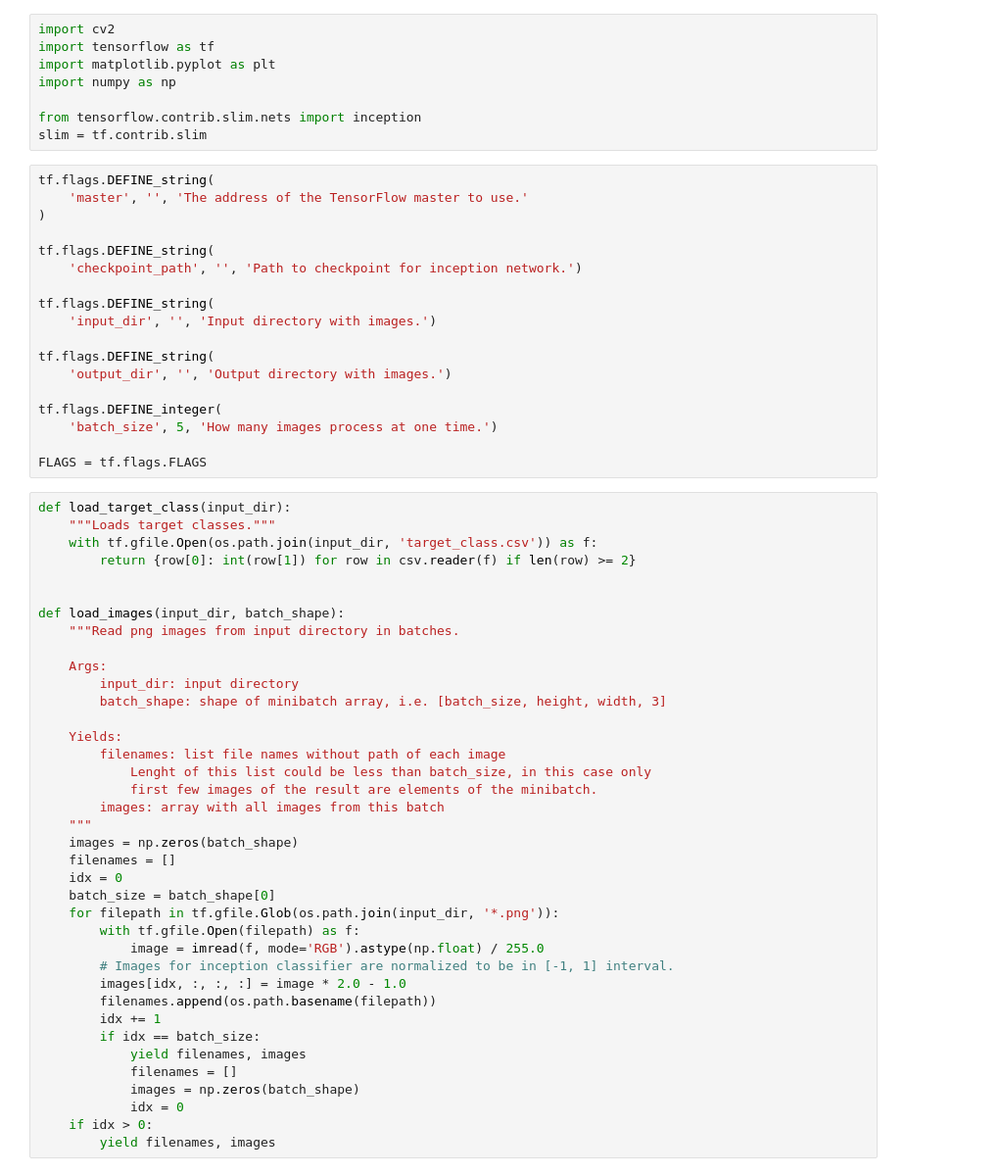
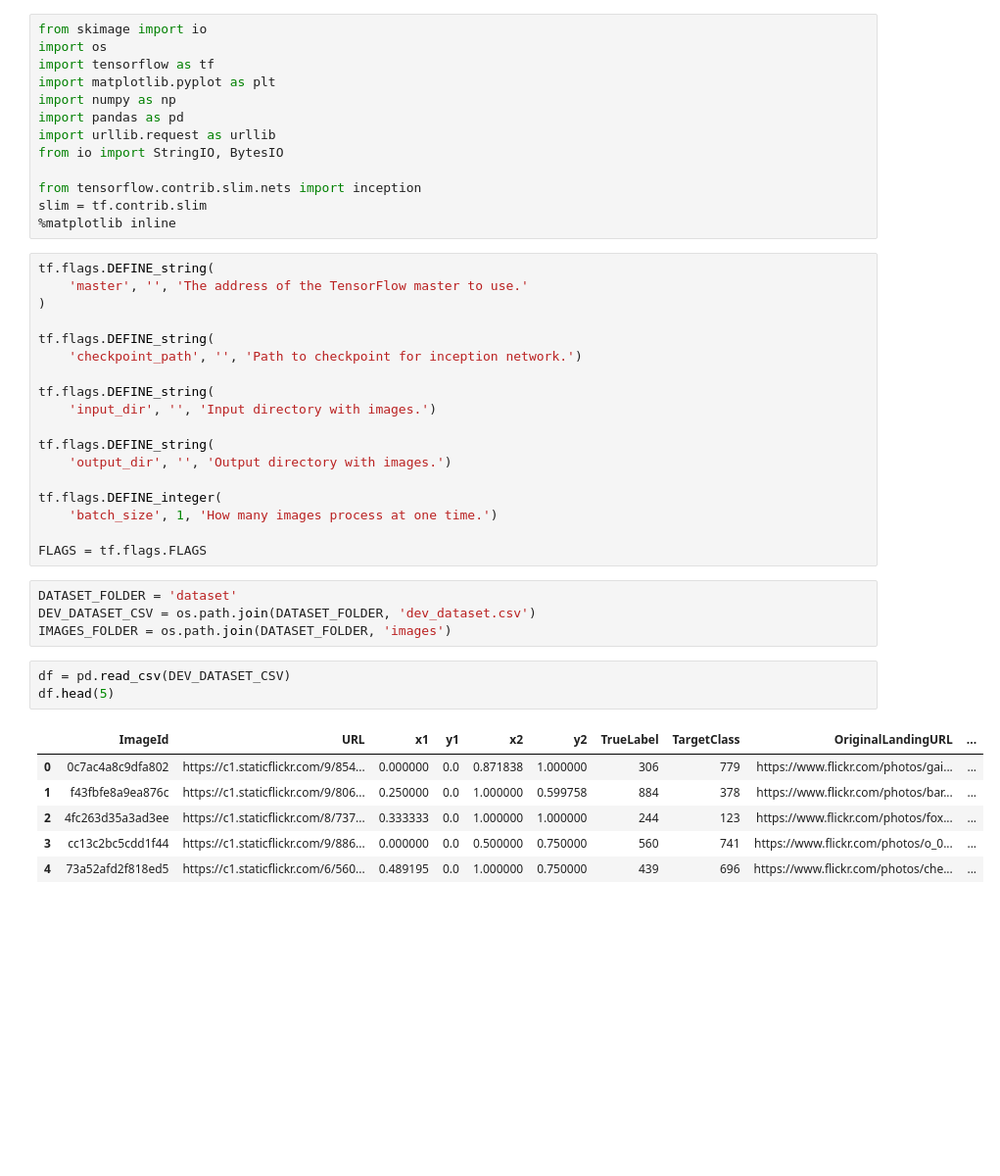
Before and after one commit to Alpus/nips_adversarial_attack, a Jupyter notebook: PushinMatyshin.ipynb, the cells around one changed output. Shown: that part at 98% size. Saved outputs shown, nothing was run; the diff lists cells and outputs as text; blank space fills up the shorter version.

```diff
--- a/PushinMatyshin.ipynb
+++ b/PushinMatyshin.ipynb
@@ -1,11 +1,16 @@
 # %%
-import cv2
+from skimage import io
+import os
 import tensorflow as tf
 import matplotlib.pyplot as plt
 import numpy as np
+import pandas as pd
+import urllib.request as urllib
+from io import StringIO, BytesIO
 
 from tensorflow.contrib.slim.nets import inception
 slim = tf.contrib.slim
+%matplotlib inline
 # %%
 tf.flags.DEFINE_string(
     'master', '', 'The address of the TensorFlow master to use.'
@@ -21,44 +26,20 @@ tf.flags.DEFINE_string(
     'output_dir', '', 'Output directory with images.')
 
 tf.flags.DEFINE_integer(
-    'batch_size', 5, 'How many images process at one time.')
+    'batch_size', 1, 'How many images process at one time.')
 
 FLAGS = tf.flags.FLAGS
-# %%
-def load_target_class(input_dir):
-    """Loads target classes."""
-    with tf.gfile.Open(os.path.join(input_dir, 'target_class.csv')) as f:
-        return {row[0]: int(row[1]) for row in csv.reader(f) if len(row) >= 2}
-
-
-def load_images(input_dir, batch_shape):
-    """Read png images from input directory in batches.
-
-    Args:
-        input_dir: input directory
-        batch_shape: shape of minibatch array, i.e. [batch_size, height, width, 3]
-
-    Yields:
-        filenames: list file names without path of each image
-            Lenght of this list could be less than batch_size, in this case only
-            first few images of the result are elements of the minibatch.
-        images: array with all images from this batch
-    """
-    images = np.zeros(batch_shape)
-    filenames = []
-    idx = 0
-    batch_size = batch_shape[0]
-    for filepath in tf.gfile.Glob(os.path.join(input_dir, '*.png')):
-        with tf.gfile.Open(filepath) as f:
-            image = imread(f, mode='RGB').astype(np.float) / 255.0
-        # Images for inception classifier are normalized to be in [-1, 1] interval.
-        images[idx, :, :, :] = image * 2.0 - 1.0
-        filenames.append(os.path.basename(filepath))
-        idx += 1
-        if idx == batch_size:
-            yield filenames, images
-            filenames = []
-            images = np.zeros(batch_shape)
-            idx = 0
-    if idx > 0:
-        yield filenames, images
+# %%
+DATASET_FOLDER = 'dataset'
+DEV_DATASET_CSV = os.path.join(DATASET_FOLDER, 'dev_dataset.csv')
+IMAGES_FOLDER = os.path.join(DATASET_FOLDER, 'images')
+# %%
+df = pd.read_csv(DEV_DATASET_CSV)
+df.head(5)
+# %% [output]
+|  | ImageId | URL | x1 | y1 | x2 | y2 | TrueLabel | TargetClass | OriginalLandingURL | ... |
+| 0 | 0c7ac4a8c9dfa802 | https://c1.staticflickr.com/9/854... | 0.000000 | 0.0 | 0.871838 | 1.000000 | 306 | 779 | https://www.flickr.com/photos/gai... | ... |
+| 1 | f43fbfe8a9ea876c | https://c1.staticflickr.com/9/806... | 0.250000 | 0.0 | 1.000000 | 0.599758 | 884 | 378 | https://www.flickr.com/photos/bar... | ... |
+| 2 | 4fc263d35a3ad3ee | https://c1.staticflickr.com/8/737... | 0.333333 | 0.0 | 1.000000 | 1.000000 | 244 | 123 | https://www.flickr.com/photos/fox... | ... |
+| 3 | cc13c2bc5cdd1f44 | https://c1.staticflickr.com/9/886... | 0.000000 | 0.0 | 0.500000 | 0.750000 | 560 | 741 | https://www.flickr.com/photos/o_0... | ... |
+| 4 | 73a52afd2f818ed5 | https://c1.staticflickr.com/6/560... | 0.489195 | 0.0 | 1.000000 | 0.750000 | 439 | 696 | https://www.flickr.com/photos/che... | ... |
```
Also changed, not shown: parts of 10 cells of this notebook.
